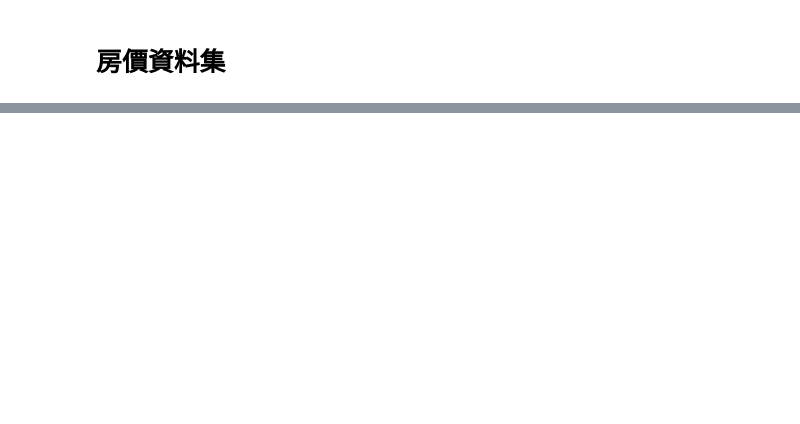
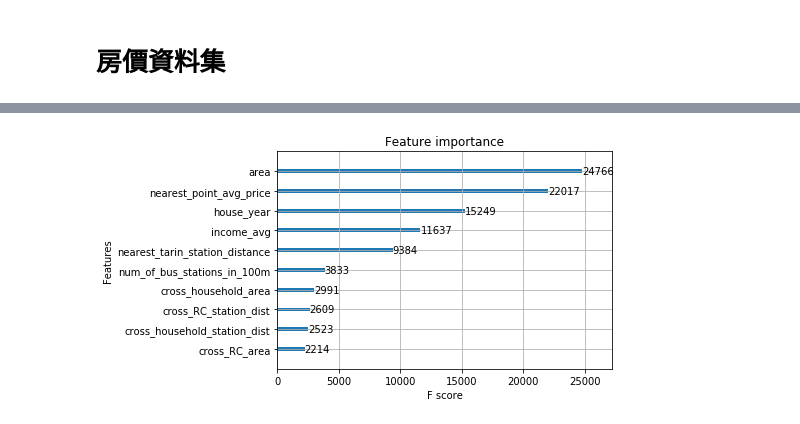
Before and after one commit to GoatWang/IIIMaterial, a Jupyter notebook: 06_XgbCV/main.ipynb, the cells around one changed output, grey strips where cells are left out. Cells and saved outputs as stored; diff of their text form; code cells hidden in the pictures; blank space fills up the shorter version.

```diff
--- a/06_XgbCV/main.ipynb
+++ b/06_XgbCV/main.ipynb
@@ -121,3 +122,32 @@ import urllib.request
 if 'df_realestate_processed.csv' not in os.listdir():
     url = 'https://s3.amazonaws.com/datasets-jeremy/df_realestate_processed.csv'
     urllib.request.urlretrieve(url, 'df_realestate_processed.csv')
+
+# processed
+path = "df_realestate_processed.csv"
+df_realestate_processed = pd.read_csv(path)
+X = df_realestate_processed.drop(["price_per_meter", "total_price"], axis=1)
+Y = df_realestate_processed['total_price']
+# %%
+X_train = X.iloc[:-1000]
+Y_train = Y.iloc[:-1000]
+Y_train = np.log(Y_train)
+
+X_valid = X.iloc[-1000:]
+Y_valid = Y.iloc[-1000:]
+Y_valid = np.log(Y_valid)
+# %%
+# Set our parameters for xgboost
+params = {}
+params['objective'] = 'reg:linear'
+params['eval_metric'] = 'rmse'
+params['eta'] = 0.01
+params['max_depth'] = 5
+
+d_train = xgboost.DMatrix(X_train, label=Y_train)
+d_valid = xgboost.DMatrix(X_valid, label=Y_valid)
+
+watchlist = [(d_train, 'train'), (d_valid, 'valid')]
+
+bst = xgboost.train(params, d_train, 3000, watchlist, early_stopping_rounds=50, verbose_eval=10)
+Y_pred = bst.predict(xgboost.DMatrix(X_valid))
@@ -123,0 +172,5 @@ if 'df_realestate_processed.csv' not in os.listdir():
+# %%
+xgboost.plot_importance(bst, max_num_features=10)
+plt.show()
+# %% [output]
+[figure, added]
```
Also changed, not shown: parts of 6 cells of this notebook.
